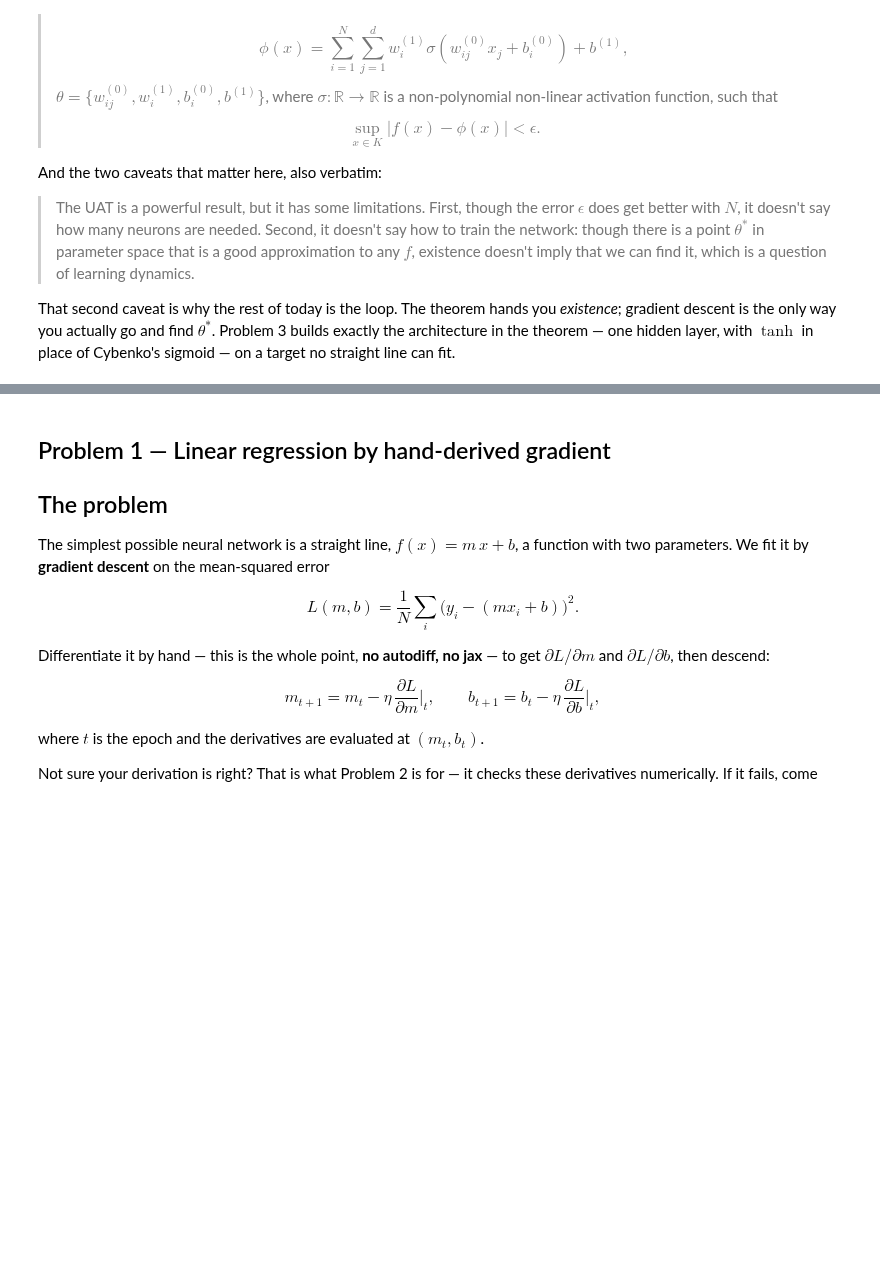
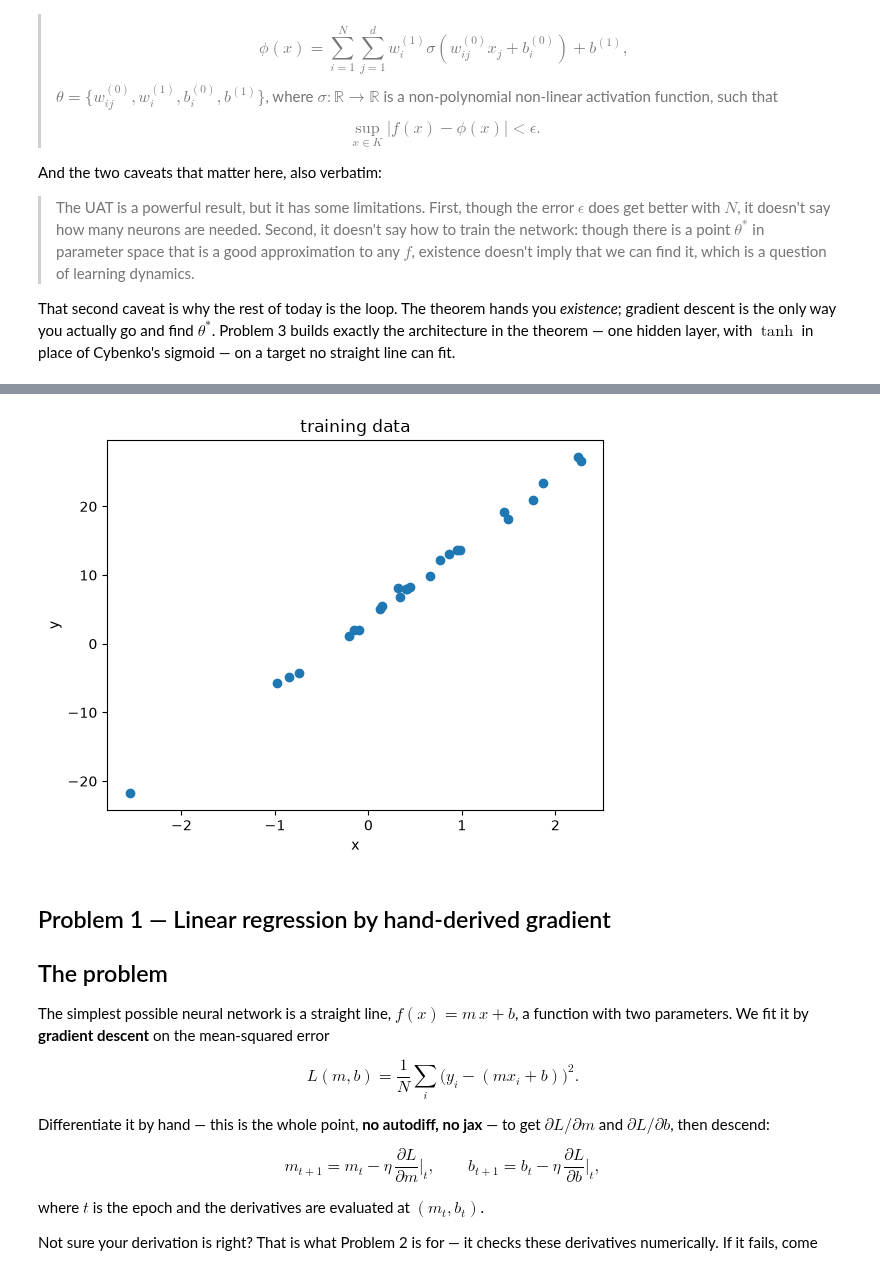
Before and after one commit to wangzijun000/COMP2026, a Jupyter notebook: notebooks/02_Neural_Networks.ipynb, the cells around one changed output, grey strips where cells are left out. Drawn from its saved outputs; the diff is of its cells as text; code cells hidden in the pictures; blank space fills up the shorter version.

```diff
--- a/notebooks/02_Neural_Networks.ipynb
+++ b/notebooks/02_Neural_Networks.ipynb
@@ -88,21 +108,23 @@ $\tanh$ in place of Cybenko's sigmoid — on a target no straight line can fit.
 # %%
 import numpy as np
 import matplotlib.pyplot as plt
 
 np.random.seed(0)          # reproducible data for grading
 
 # --- data: noise around the line  y = 10*x + 4  (lifted from lecture) ---
 num_points = 25
 xs = np.random.normal(size=(num_points, 1))
 noise = np.random.normal(scale=.5, size=(num_points, 1))
 ys = 10 * xs + 4 + noise
 
 # --- hyperparameters (GIVEN) ---
 m, b = 0.0, 0.0            # parameters, initialized at the origin
 lr = 0.1                   # learning rate
-num_epochs = 50            # gradient-descent steps
+num_epochs = 100            # gradient-descent steps
 
 plt.scatter(xs, ys); plt.xlabel("x"); plt.ylabel("y"); plt.title("training data");
+# %% [output]
+[figure, added]
 # %% [markdown]
 ## Problem 1 — Linear regression by hand-derived gradient
 
```
Also changed, not shown: parts of 16 cells of this notebook.
